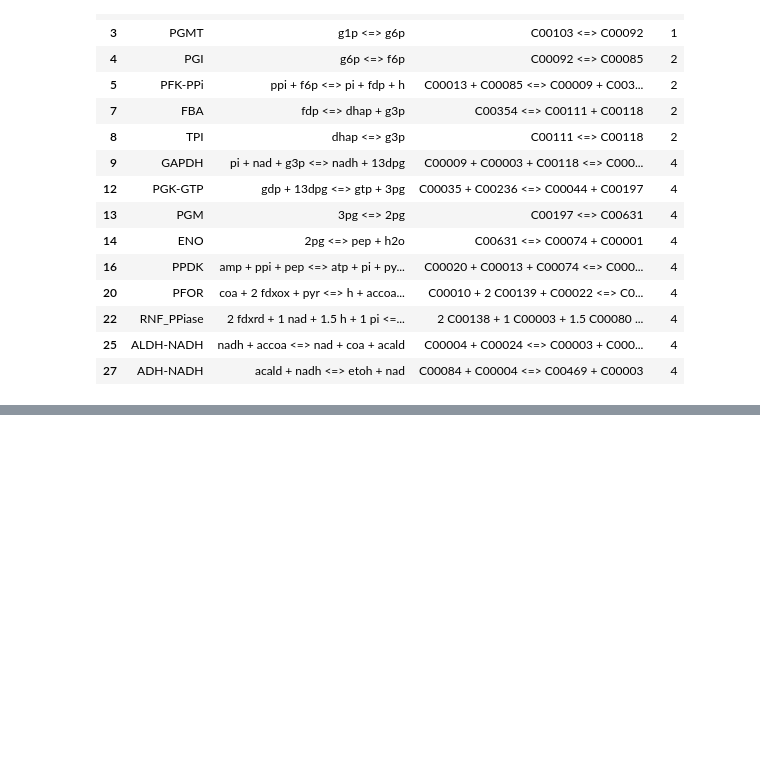
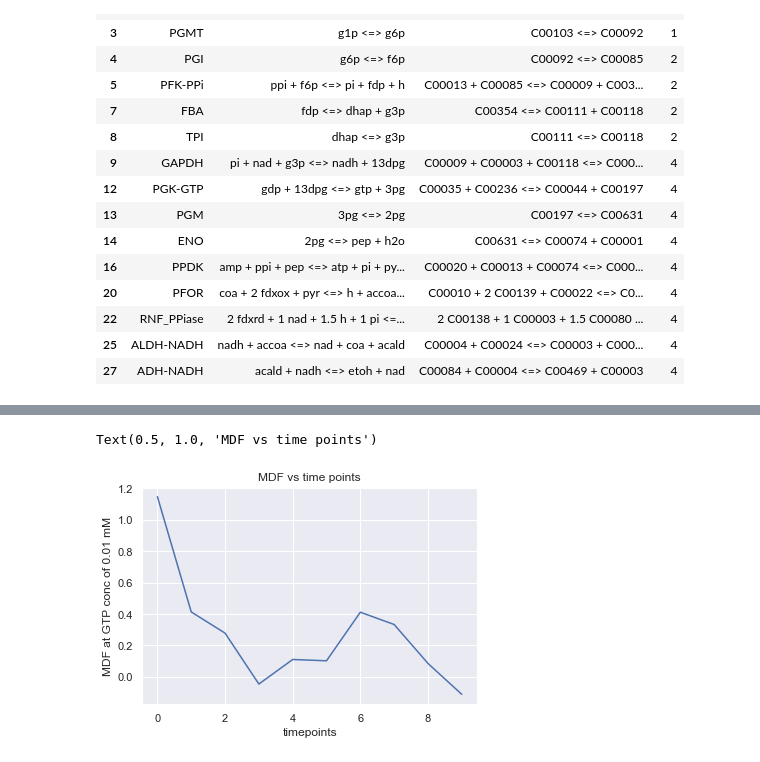
Before and after one commit to satyakamdash/Ctherm_thermo, a Jupyter notebook: GTP_ratio.ipynb, the cells around one changed output, grey strips where cells are left out. Saved outputs shown, nothing was run; the diff lists cells and outputs as text; code cells hidden in the pictures; blank space fills up the shorter version.

```diff
--- a/GTP_ratio.ipynb
+++ b/GTP_ratio.ipynb
@@ -313,0 +279,11 @@ sns.heatmap(df)
+# %%
+y={}
+for t in range(10):
+    y[t] = float(mdf_data[15][t])
+plt.plot(*zip(*sorted(y.items())))
+plt.xlabel('timepoints')
+plt.ylabel('MDF at GTP conc of 0.01 mM')
+plt.title('MDF vs time points')
+# %% [output]
+Text(0.5, 1.0, 'MDF vs time points')
+[figure, added]
```
Also changed, not shown: parts of 14 cells of this notebook, 4 other files.
